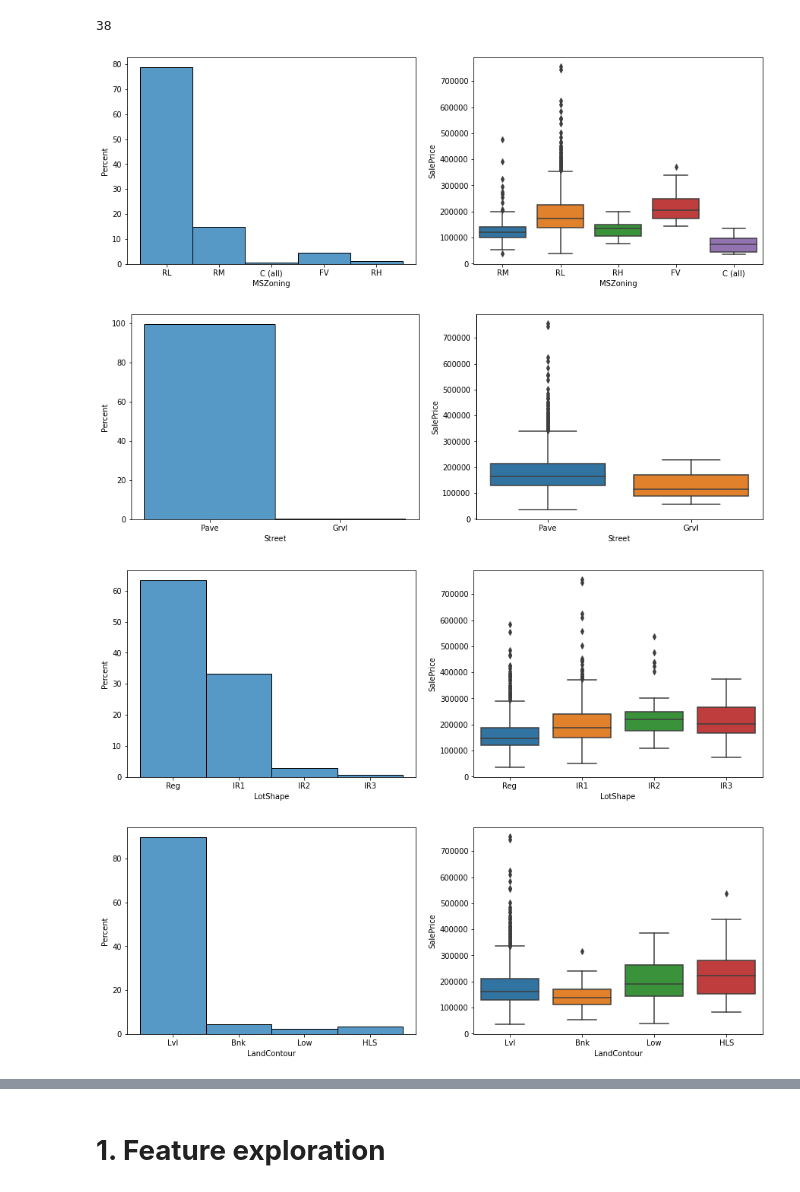
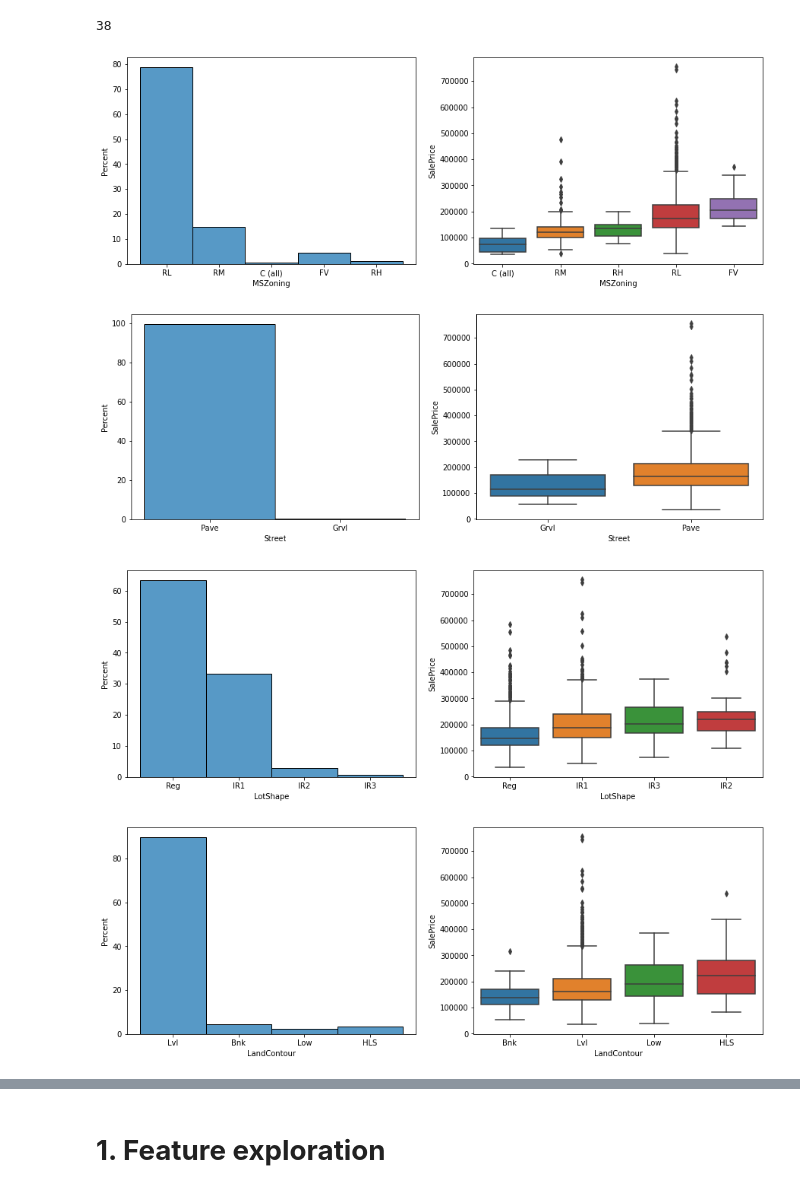
Before and after one commit to PashaIanko/Kaggle.HousePrices, a Jupyter notebook: House_Prices.ipynb, the cells around one changed output, grey strips where cells are left out. Cells and saved outputs as stored; diff of their text form; code cells hidden in the pictures.

Commit message:
Now sorted the boxplots with median

```diff
--- a/House_Prices.ipynb
+++ b/House_Prices.ipynb
@@ -393,28 +396,30 @@ print(len(cat_features))
 38
 # %%
 def plot(feature):
-    median_order = train.groupby(by=[feature])["SalePrice"].median().iloc[::-1].index
+    subset = train[[feature, 'SalePrice']]
+    s = subset.groupby([feature]).median().sort_values(by='SalePrice')
 
     fig = plt.figure(figsize=(15, 5))
     plt.subplot(1, 2, 1)
     sns.histplot(x = feature, data=train, stat='percent')
     plt.subplot(1, 2, 2)
-    sns.boxplot(x=feature, y='SalePrice', data=train, order=median_order)
+    sns.boxplot(x=feature, y='SalePrice', data=train, order=s.index)
+
 plot(cat_features[0])
 # %% [output]
-[figure, old version]
+[figure, new version]
 # %%
 plot(cat_features[1])
 # %% [output]
-[figure, old version]
+[figure, new version]
 # %%
 plot(cat_features[2])
 # %% [output]
-[figure, old version]
+[figure, new version]
 # %%
 plot(cat_features[3])
 # %% [output]
-[figure, old version]
+[figure, new version]
 # %%
 plot(cat_features[4])
 # %% [output]
```
Also changed, not shown: parts of 16 cells of this notebook.
